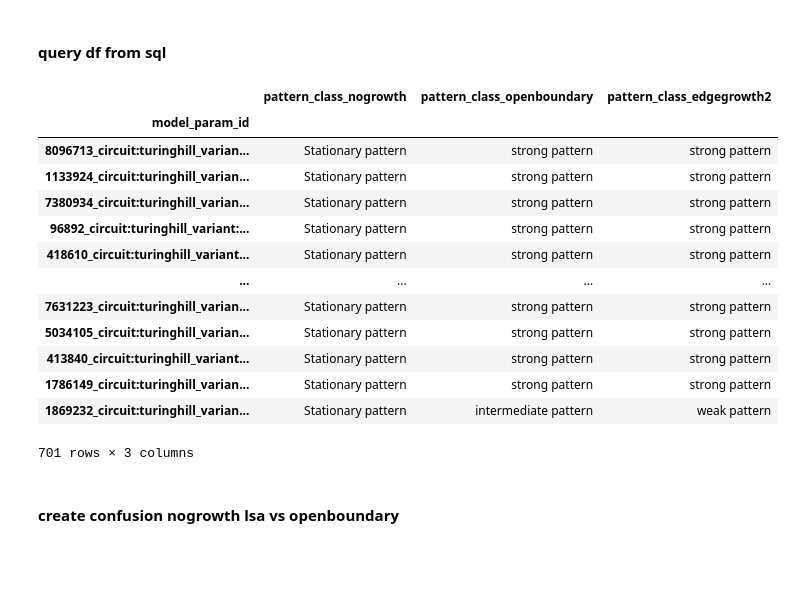
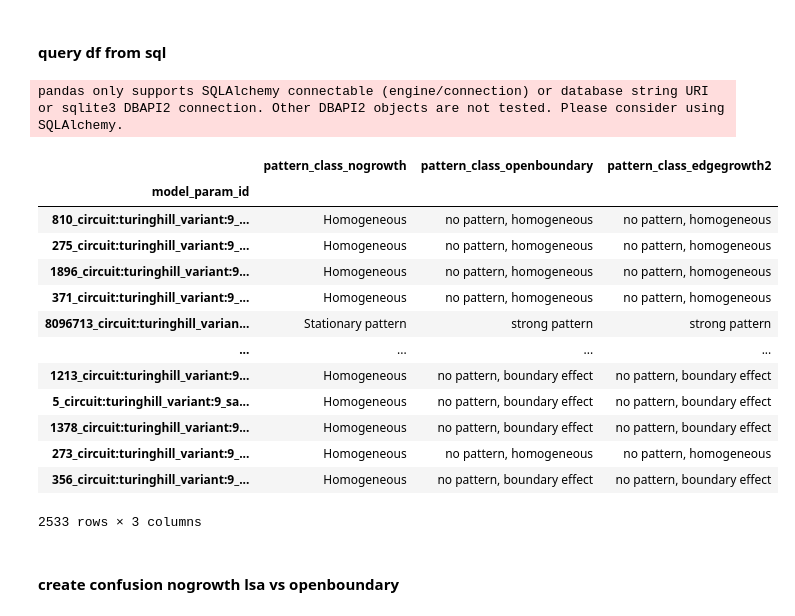
Before and after one commit to martinaoliver/modelling, a Jupyter notebook: growth/src/patternAnalysis/confusionMatrix_nogrowth_openboundary_edgegrowth2.ipynb, the cells around one changed output. Saved outputs shown, nothing was run; the diff lists cells and outputs as text; code cells hidden in the pictures; blank space fills up the shorter version.

```diff
--- a/growth/src/patternAnalysis/confusionMatrix_nogrowth_openboundary_edgegrowth2.ipynb
+++ b/growth/src/patternAnalysis/confusionMatrix_nogrowth_openboundary_edgegrowth2.ipynb
@@ -25,46 +29,49 @@ import pandas as pd
 import psycopg2
 credentials=f"postgresql://moliver:moliver@ld-rendres07.bc.ic.ac.uk/moliver"
 with psycopg2.connect(credentials) as conn:
     with conn.cursor() as cursor:
                 general_query = '''with cluster_pattern_class as (
 SELECT
             model_param_id,
             MAX(pattern_class_nogrowth) AS pattern_class_nogrowth,
             MAX(pattern_class_openboundary) AS pattern_class_openboundary,
             MAX(pattern_class_edgegrowth2) AS pattern_class_edgegrowth2
 
             FROM pattern_class_output
 
 
             GROUP BY model_param_id)
 
 
 select pco.model_param_id, pattern_class_nogrowth, pattern_class_openboundary, pattern_class_edgegrowth2 from cluster_pattern_class pco
 
 join model_param mp on mp.model_param_id = pco.model_param_id
 join analytical_output ao on mp.model_param_id = ao.model_param_id
-where ( mp.variant='9' or mp.variant='8')
+where mp.circuit_n='turinghill'
+and ( mp.variant='9' or mp.variant='8')
+and n_samples=1000000
 and ao.ss_n=1'''
 
                 patternclass_df = pd.read_sql_query(general_query, conn, index_col='model_param_id')
 
 
 patternclass_df
 # %% [output]
+pandas only supports SQLAlchemy connectable (engine/connection) or database string URI or sqlite3 DBAPI2 connection. Other DBAPI2 objects are not tested. Please consider using SQLAlchemy.
 |  | pattern_class_nogrowth | pattern_class_openboundary | pattern_class_edgegrowth2 |
 | model_param_id |  |  |  |
+| 810_circuit:turinghill_variant:9_... | Homogeneous | no pattern, homogeneous | no pattern, homogeneous |
+| 275_circuit:turinghill_variant:9_... | Homogeneous | no pattern, homogeneous | no pattern, homogeneous |
+| 1896_circuit:turinghill_variant:9... | Homogeneous | no pattern, homogeneous | no pattern, homogeneous |
+| 371_circuit:turinghill_variant:9_... | Homogeneous | no pattern, homogeneous | no pattern, homogeneous |
 | 8096713_circuit:turinghill_varian... | Stationary pattern | strong pattern | strong pattern |
-| 1133924_circuit:turinghill_varian... | Stationary pattern | strong pattern | strong pattern |
-| 7380934_circuit:turinghill_varian... | Stationary pattern | strong pattern | strong pattern |
-| 96892_circuit:turinghill_variant:... | Stationary pattern | strong pattern | strong pattern |
-| 418610_circuit:turinghill_variant... | Stationary pattern | strong pattern | strong pattern |
 | ... | ... | ... | ... |
-| 7631223_circuit:turinghill_varian... | Stationary pattern | strong pattern | strong pattern |
-| 5034105_circuit:turinghill_varian... | Stationary pattern | strong pattern | strong pattern |
-| 413840_circuit:turinghill_variant... | Stationary pattern | strong pattern | strong pattern |
-| 1786149_circuit:turinghill_varian... | Stationary pattern | strong pattern | strong pattern |
-| 1869232_circuit:turinghill_varian... | Stationary pattern | intermediate pattern | weak pattern |
+| 1213_circuit:turinghill_variant:9... | Homogeneous | no pattern, boundary effect | no pattern, boundary effect |
+| 5_circuit:turinghill_variant:9_sa... | Homogeneous | no pattern, boundary effect | no pattern, boundary effect |
+| 1378_circuit:turinghill_variant:9... | Homogeneous | no pattern, boundary effect | no pattern, boundary effect |
+| 273_circuit:turinghill_variant:9_... | Homogeneous | no pattern, homogeneous | no pattern, homogeneous |
+| 356_circuit:turinghill_variant:9_... | Homogeneous | no pattern, boundary effect | no pattern, boundary effect |
-701 rows × 3 columns
+2533 rows × 3 columns
 # %% [markdown]
 #### create confusion nogrowth lsa vs openboundary
 # %%
```
Also changed, not shown: parts of 8 cells of this notebook, 14 other files.
